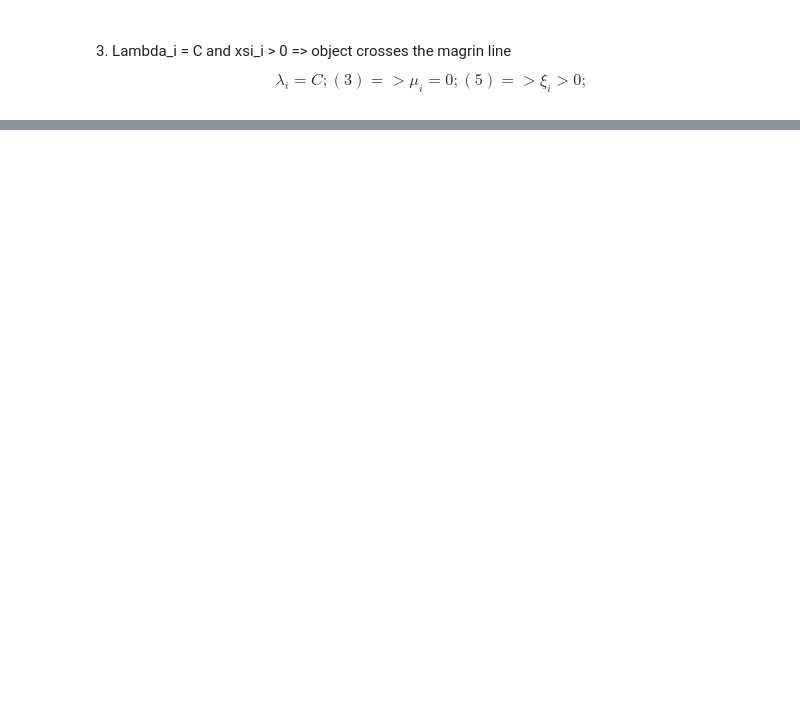
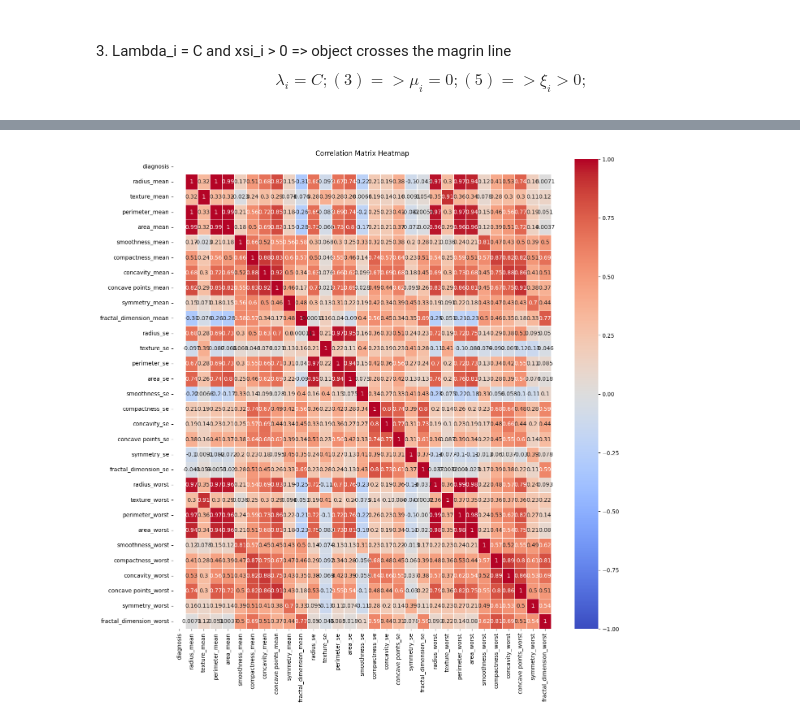
Before and after one commit to SergeyAkh/SVM, a Jupyter notebook: SVM.ipynb, the cells around one changed output, grey strips where cells are left out. Cells and saved outputs as stored; diff of their text form; code cells hidden in the pictures; blank space fills up the shorter version.

Commit message:
data added

```diff
--- a/SVM.ipynb
+++ b/SVM.ipynb
@@ -131,0 +136,2 @@ $$  (2)
+# %%
+data = pd.read_csv("/Users/sergeiakhmadulin/My Drive/SVM/breast-cancer.csv")
@@ -131,0 +154,11 @@ $$  (2)
+# %%
+data["diagnosis"] = data["diagnosis"].map({"B": 0, "M": 1})
+# %%
+corr_matrix = data.iloc[:, 1:].corr()
+# %%
+plt.figure(figsize=(15, 15))
+sns.heatmap(corr_matrix, annot=True, cmap='coolwarm', vmin=-1, vmax=1, linewidths=0.5)
+plt.title("Correlation Matrix Heatmap")
+plt.show()
+# %% [output]
+[figure, added]
```
Also changed, not shown: parts of 11 cells of this notebook.
